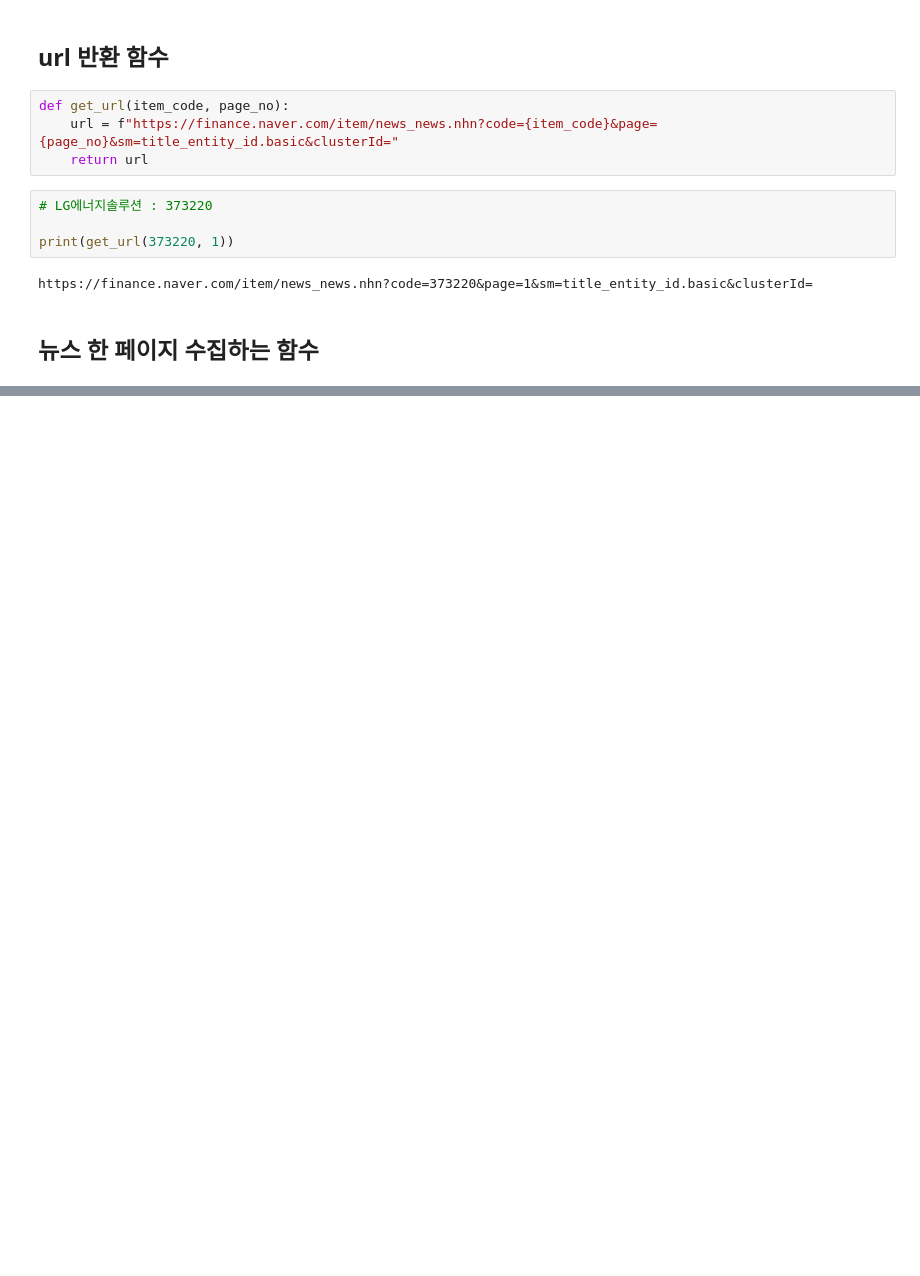
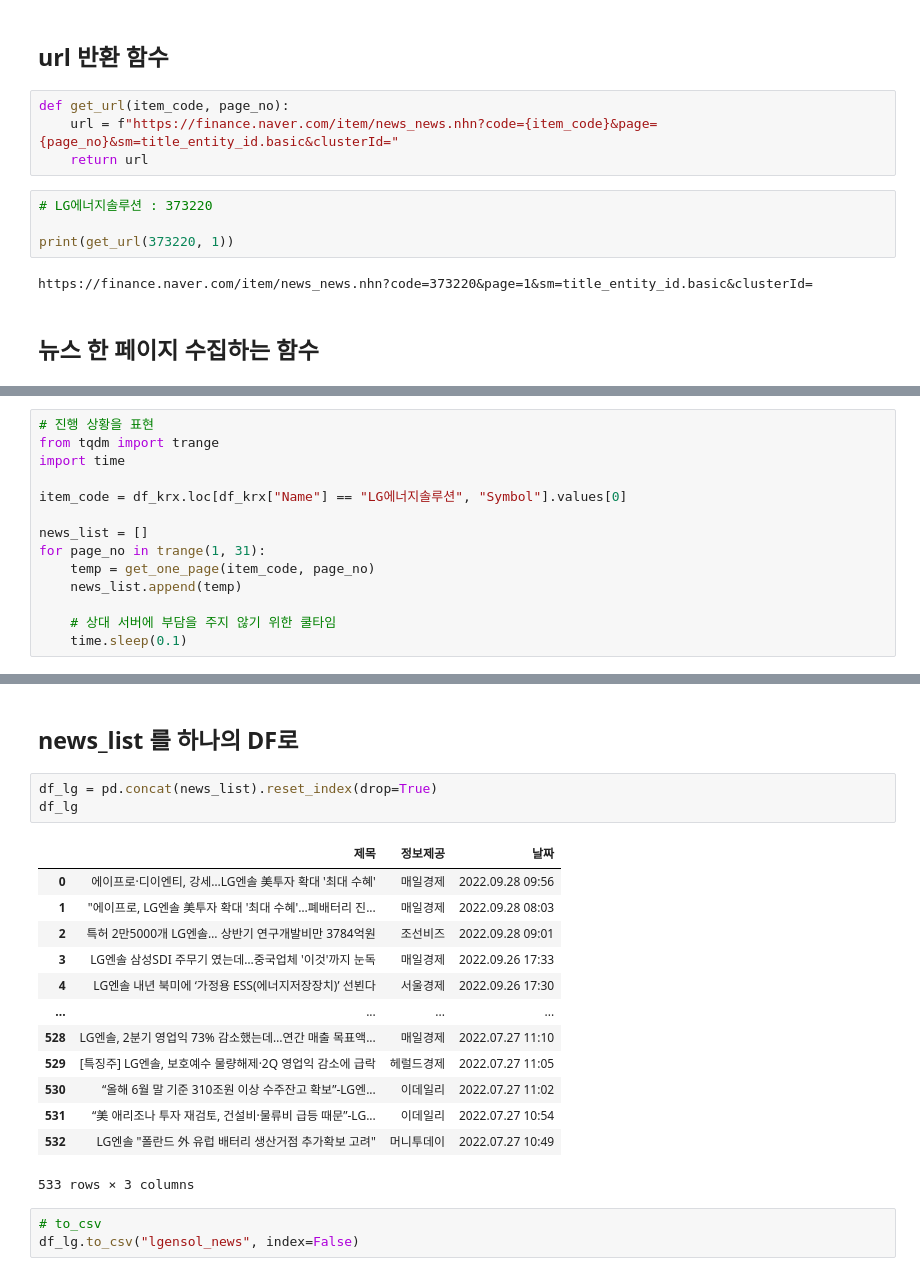
Before and after one commit to wumusill/AI_School, a Jupyter notebook: TP2/Day2/python0202.ipynb, the cells around one changed output, grey strips where cells are left out. Drawn from its saved outputs; the diff is of its cells as text; blank space fills up the shorter version.

```diff
--- a/TP2/Day2/python0202.ipynb
+++ b/TP2/Day2/python0202.ipynb
@@ -205,0 +260,14 @@ get_one_page(373220, 1)
+# %%
+# 진행 상황을 표현
+from tqdm import trange
+import time
+
+item_code = df_krx.loc[df_krx["Name"] == "LG에너지솔루션", "Symbol"].values[0]
+
+news_list = []
+for page_no in trange(1, 31):
+    temp = get_one_page(item_code, page_no)
+    news_list.append(temp)
+
+    # 상대 서버에 부담을 주지 않기 위한 쿨타임
+    time.sleep(0.1)
@@ -205,0 +294,22 @@ get_one_page(373220, 1)
+# %% [markdown]
+## news_list 를 하나의 DF로
+# %%
+df_lg = pd.concat(news_list).reset_index(drop=True)
+df_lg
+# %% [output]
+|  | 제목 | 정보제공 | 날짜 |
+| 0 | 에이프로·디이엔티, 강세…LG엔솔 美투자 확대 '최대 수혜' | 매일경제 | 2022.09.28 09:56 |
+| 1 | "에이프로, LG엔솔 美투자 확대 '최대 수혜'…폐배터리 진... | 매일경제 | 2022.09.28 08:03 |
+| 2 | 특허 2만5000개 LG엔솔… 상반기 연구개발비만 3784억원 | 조선비즈 | 2022.09.28 09:01 |
+| 3 | LG엔솔 삼성SDI 주무기 였는데…중국업체 '이것'까지 눈독 | 매일경제 | 2022.09.26 17:33 |
+| 4 | LG엔솔 내년 북미에 ‘가정용 ESS(에너지저장장치)’ 선뵌다 | 서울경제 | 2022.09.26 17:30 |
+| ... | ... | ... | ... |
+| 528 | LG엔솔, 2분기 영업익 73% 감소했는데…연간 매출 목표액... | 매일경제 | 2022.07.27 11:10 |
+| 529 | [특징주] LG엔솔, 보호예수 물량해제·2Q 영업익 감소에 급락 | 헤럴드경제 | 2022.07.27 11:05 |
+| 530 | “올해 6월 말 기준 310조원 이상 수주잔고 확보”-LG엔... | 이데일리 | 2022.07.27 11:02 |
+| 531 | “美 애리조나 투자 재검토, 건설비·물류비 급등 때문”-LG... | 이데일리 | 2022.07.27 10:54 |
+| 532 | LG엔솔 "폴란드 外 유럽 배터리 생산거점 추가확보 고려" | 머니투데이 | 2022.07.27 10:49 |
+533 rows × 3 columns
+# %%
+# to_csv
+df_lg.to_csv("lgensol_news", index=False)
```
Also changed, not shown: parts of 19 cells of this notebook, 7 other files.
